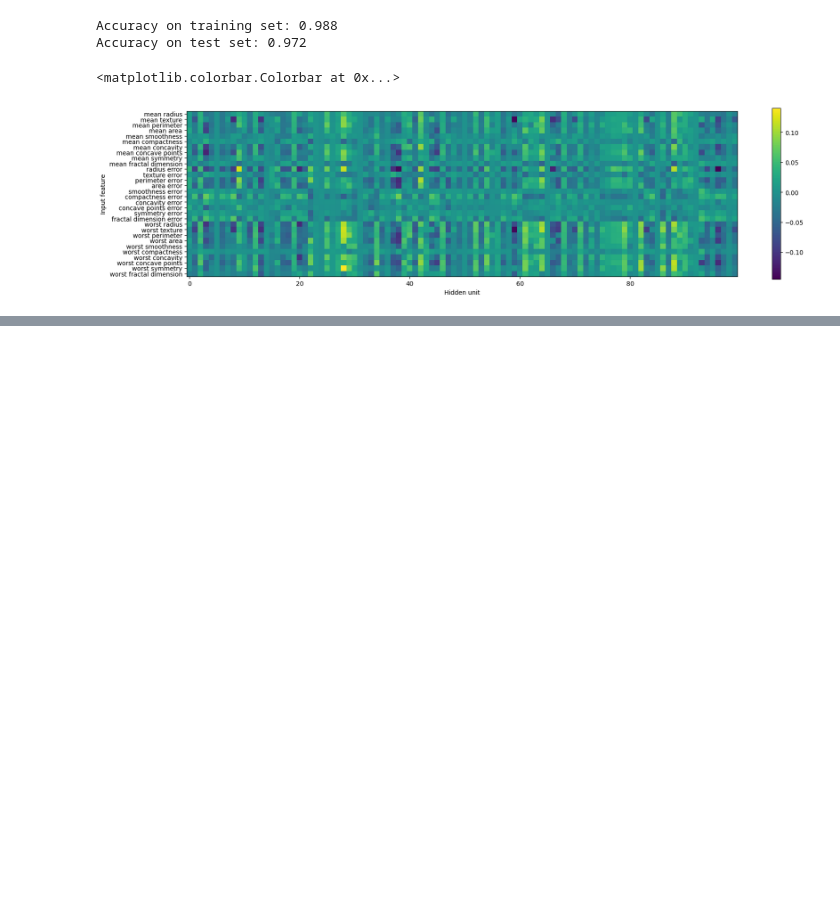
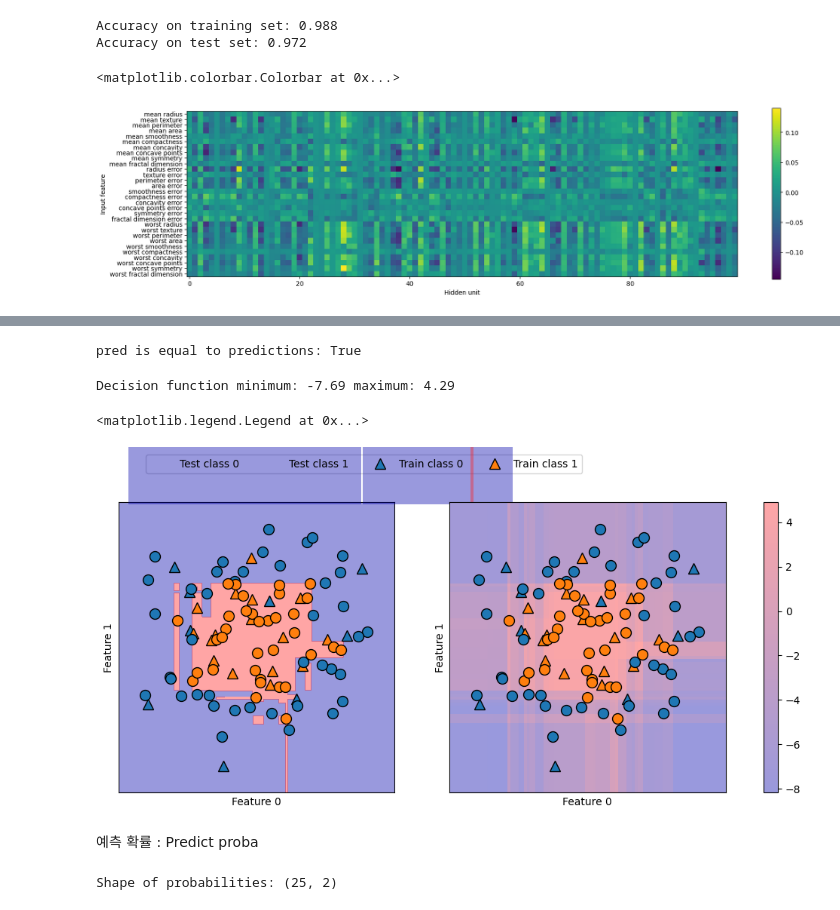
Before and after one commit to ChocoMintLover/Python_and_machine_learning, a Jupyter notebook: book_ml/chap2.ipynb, the cells around one changed output, grey strips where cells are left out. Drawn from its saved outputs; the diff is of its cells as text; code cells hidden in the pictures; blank space fills up the shorter version.

```diff
--- a/book_ml/chap2.ipynb
+++ b/book_ml/chap2.ipynb
@@ -1069,0 +1074,11 @@ plt.colorbar()
+# %%
+from sklearn.ensemble import GradientBoostingClassifier
+from sklearn.datasets import make_circles
+X, y = make_circles(noise=0.25, factor=0.5, random_state=1)
+
+y_named = np.array(["blue", "red"])[y]
+
+X_train, X_test, y_train_named, y_test_named, y_train, y_test = \
+    train_test_split(X, y_named, y, random_state=0)
+gbrt = GradientBoostingClassifier(random_state=0)
+gbrt.fit(X_train, y_train_named)
@@ -1069,0 +1113,37 @@ plt.colorbar()
+# %%
+greater_zero = (gbrt.decision_function(X_test) > 0).astype(int)
+pred = gbrt.classes_[greater_zero]
+print("pred is equal to predictions: {}".format(np.all(pred == gbrt.predict(X_test))))
+# %% [output]
+pred is equal to predictions: True
+# %%
+decision_function = gbrt.decision_function(X_test)
+print("Decision function minimum: {:.2f} maximum: {:.2f}".format(np.min(decision_function), np.max(decision_function)))
+# %% [output]
+Decision function minimum: -7.69 maximum: 4.29
+# %%
+fig, axes = plt.subplots(1, 2, figsize=(13, 5))
+
+mglearn.tools.plot_2d_separator(gbrt, X, ax=axes[0], alpha=.4,
+                                fill=True, cm=mglearn.cm2)
+scores_image = mglearn.tools.plot_2d_scores(gbrt, X, ax=axes[1],
+                                            alpha=.4, cm=mglearn.ReBl)
+
+for ax in axes:
+    mglearn.discrete_scatter(X_test[:, 0], X_test[:, 1], y_test, markers='^', ax=ax)
+    mglearn.discrete_scatter(X_train[:, 0], X_train[:, 1], y_train, markers='o', ax=ax)
+    ax.set_xlabel("Feature 0")
+    ax.set_ylabel("Feature 1")
+cbar = plt.colorbar(scores_image, ax=axes.tolist())
+cbar.set_alpha(1)
+fig.draw_without_rendering()
+axes[0].legend(["Test class 0", "Test class 1", "Train class 0", "Train class 1"], ncol=4, loc=(.1, 1.1))
+# %% [output]
+<matplotlib.legend.Legend at 0x...>
+[figure, added]
+# %% [markdown]
+예측 확률 : Predict proba
+# %%
+print("Shape of probabilities: {}".format(gbrt.predict_proba(X_test).shape))
+# %% [output]
+Shape of probabilities: (25, 2)
```
Also changed, not shown: parts of 12 cells of this notebook, 5 other files.
